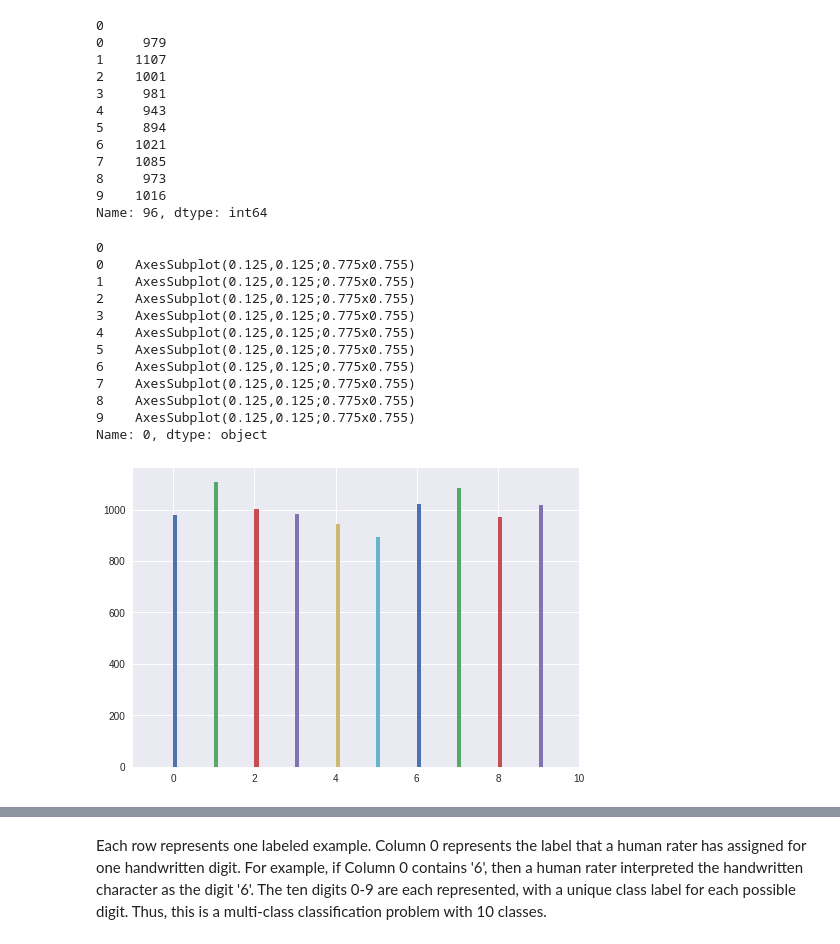
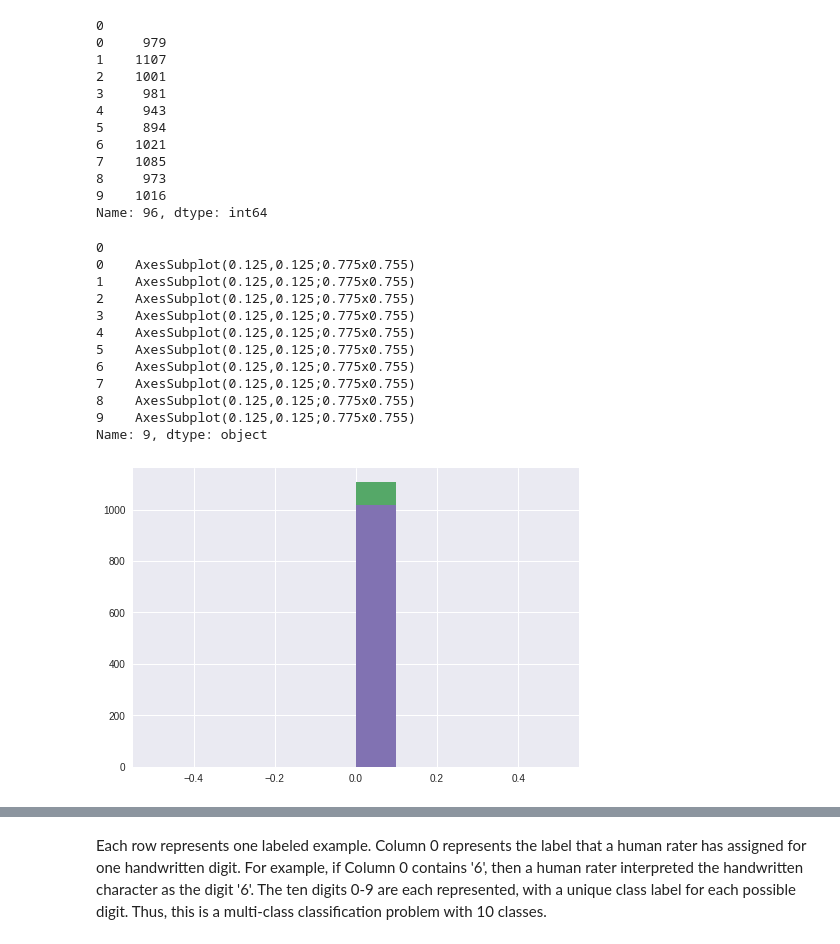
Before and after one commit to tenvol/tsf00, a Jupyter notebook: multi_class_classification_of_handwritten_digits.ipynb, the cells around one changed output, grey strips where cells are left out. Cells and saved outputs as stored; diff of their text form; code cells hidden in the pictures.

```diff
--- a/multi_class_classification_of_handwritten_digits.ipynb
+++ b/multi_class_classification_of_handwritten_digits.ipynb
@@ -195,18 +195,18 @@ mnist_dataframe.groupby(0).agg('count')[96]
 9    1016
 Name: 96, dtype: int64
 # %%
-mnist_dataframe.groupby(0)[0].hist(bins=10)
+mnist_dataframe.groupby(0)[9].hist(bins=10)
 # %% [output]
 0
 0    AxesSubplot(0.125,0.125;0.775x0.755)
 1    AxesSubplot(0.125,0.125;0.775x0.755)
 2    AxesSubplot(0.125,0.125;0.775x0.755)
 3    AxesSubplot(0.125,0.125;0.775x0.755)
 4    AxesSubplot(0.125,0.125;0.775x0.755)
 5    AxesSubplot(0.125,0.125;0.775x0.755)
 6    AxesSubplot(0.125,0.125;0.775x0.755)
 7    AxesSubplot(0.125,0.125;0.775x0.755)
 8    AxesSubplot(0.125,0.125;0.775x0.755)
 9    AxesSubplot(0.125,0.125;0.775x0.755)
-Name: 0, dtype: object
+Name: 9, dtype: object
-[figure, old version]
+[figure, new version]
```
Also changed, not shown: parts of 1 cell of this notebook.
